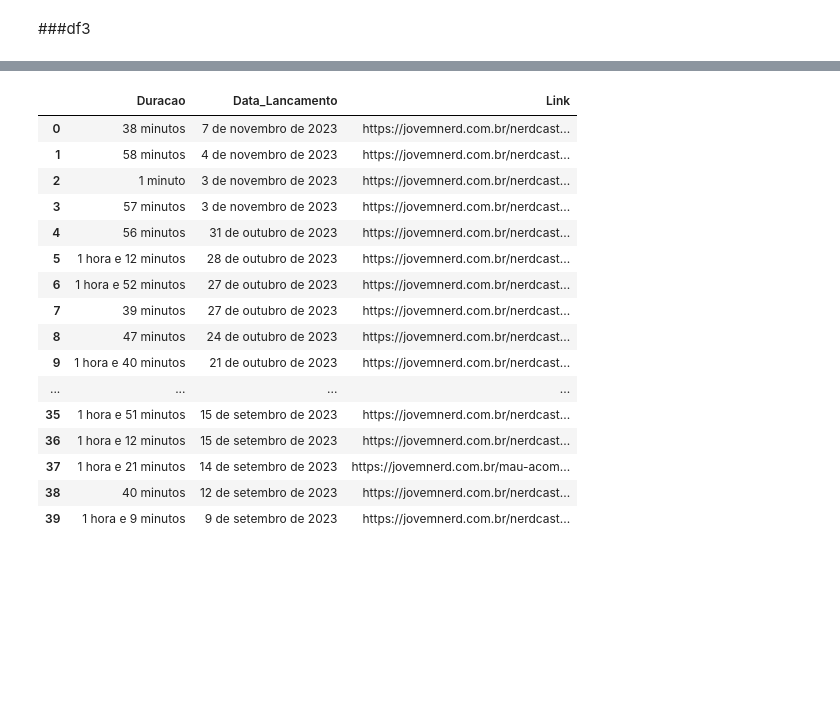
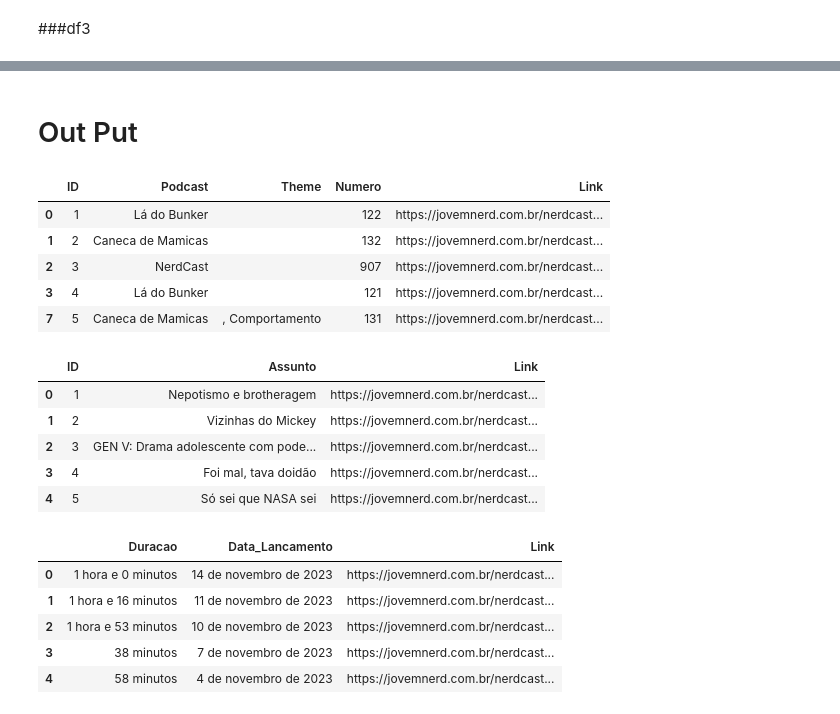
Before and after one commit to gellwanger/nerdcast_analysis, a Jupyter notebook: Nercast_Analysis.ipynb, the cells around one changed output, grey strips where cells are left out. Drawn from its saved outputs; the diff is of its cells as text; code cells hidden in the pictures; blank space fills up the shorter version.

```diff
--- a/Nercast_Analysis.ipynb
+++ b/Nercast_Analysis.ipynb
@@ -158,0 +298,8 @@ data.to_excel(output_file, index=False)
+# %%
+for item in podcast_names_themes:
+  mask = df['Podcast'] == item[1]
+
+  if not df.loc[mask, 'Theme'].empty:
+    existing_theme = df.loc[mask, 'Theme'].iloc[0]
+    updated_theme = ', '.join([existing_theme, item[0]])
+    df.loc[mask, 'Theme'] = updated_theme
@@ -180,12 +333,7 @@ for item in list_of_numbers:
   df = df[df['Podcast'] != item]
 # %%
 list_text = []
-i = 1
 
 for item in df['Podcast']:
   this = re.split(r'[0-9]', item)
-  print(f'{i} - {this}')
-
-  i += 1
-
   list_text.extend(this)
@@ -225,11 +347,9 @@ len(list_number)
 # %%
 text_new = []
-i = 1
+
 for item in list_text:
   if len(item) >= 2:
     this = item.strip()
-    print(f'{i} - {this}')
-    i += 1
     text_new.append(this)
   else:
     pass
@@ -372,0 +489,2 @@ df3['Link'] = list_link
+# %%
+df3 = df3.drop_duplicates()
@@ -372,0 +532,2 @@ df3['Link'] = list_link
+# %% [markdown]
+# Out Put
@@ -373,20 +550,27 @@ df3['Link'] = list_link
+# %%
+df.head()
+# %% [output]
+|  | ID | Podcast | Theme | Numero | Link |
+| 0 | 1 | Lá do Bunker |  | 122 | https://jovemnerd.com.br/nerdcast... |
+| 1 | 2 | Caneca de Mamicas |  | 132 | https://jovemnerd.com.br/nerdcast... |
+| 2 | 3 | NerdCast |  | 907 | https://jovemnerd.com.br/nerdcast... |
+| 3 | 4 | Lá do Bunker |  | 121 | https://jovemnerd.com.br/nerdcast... |
+| 7 | 5 | Caneca de Mamicas | , Comportamento | 131 | https://jovemnerd.com.br/nerdcast... |
+# %%
+df2.head()
+# %% [output]
+|  | ID | Assunto | Link |
+| 0 | 1 | Nepotismo e brotheragem | https://jovemnerd.com.br/nerdcast... |
+| 1 | 2 | Vizinhas do Mickey | https://jovemnerd.com.br/nerdcast... |
+| 2 | 3 | GEN V: Drama adolescente com pode... | https://jovemnerd.com.br/nerdcast... |
+| 3 | 4 | Foi mal, tava doidão | https://jovemnerd.com.br/nerdcast... |
+| 4 | 5 | Só sei que NASA sei | https://jovemnerd.com.br/nerdcast... |
 # %%
-df3.head(40)
+df3.head()
 # %% [output]
 |  | Duracao | Data_Lancamento | Link |
-| 0 | 38 minutos | 7 de novembro de 2023 | https://jovemnerd.com.br/nerdcast... |
-| 1 | 58 minutos | 4 de novembro de 2023 | https://jovemnerd.com.br/nerdcast... |
-| 2 | 1 minuto | 3 de novembro de 2023 | https://jovemnerd.com.br/nerdcast... |
-| 3 | 57 minutos | 3 de novembro de 2023 | https://jovemnerd.com.br/nerdcast... |
-| 4 | 56 minutos | 31 de outubro de 2023 | https://jovemnerd.com.br/nerdcast... |
-| 5 | 1 hora e 12 minutos | 28 de outubro de 2023 | https://jovemnerd.com.br/nerdcast... |
-| 6 | 1 hora e 52 minutos | 27 de outubro de 2023 | https://jovemnerd.com.br/nerdcast... |
-| 7 | 39 minutos | 27 de outubro de 2023 | https://jovemnerd.com.br/nerdcast... |
-| 8 | 47 minutos | 24 de outubro de 2023 | https://jovemnerd.com.br/nerdcast... |
-| 9 | 1 hora e 40 minutos | 21 de outubro de 2023 | https://jovemnerd.com.br/nerdcast... |
-| ... | ... | ... | ... |
-| 35 | 1 hora e 51 minutos | 15 de setembro de 2023 | https://jovemnerd.com.br/nerdcast... |
-| 36 | 1 hora e 12 minutos | 15 de setembro de 2023 | https://jovemnerd.com.br/nerdcast... |
-| 37 | 1 hora e 21 minutos | 14 de setembro de 2023 | https://jovemnerd.com.br/mau-acom... |
-| 38 | 40 minutos | 12 de setembro de 2023 | https://jovemnerd.com.br/nerdcast... |
-| 39 | 1 hora e 9 minutos | 9 de setembro de 2023 | https://jovemnerd.com.br/nerdcast... |
+| 0 | 1 hora e 0 minutos | 14 de novembro de 2023 | https://jovemnerd.com.br/nerdcast... |
+| 1 | 1 hora e 16 minutos | 11 de novembro de 2023 | https://jovemnerd.com.br/nerdcast... |
+| 2 | 1 hora e 53 minutos | 10 de novembro de 2023 | https://jovemnerd.com.br/nerdcast... |
+| 3 | 38 minutos | 7 de novembro de 2023 | https://jovemnerd.com.br/nerdcast... |
+| 4 | 58 minutos | 4 de novembro de 2023 | https://jovemnerd.com.br/nerdcast... |
```
Also changed, not shown: parts of 56 cells of this notebook.
